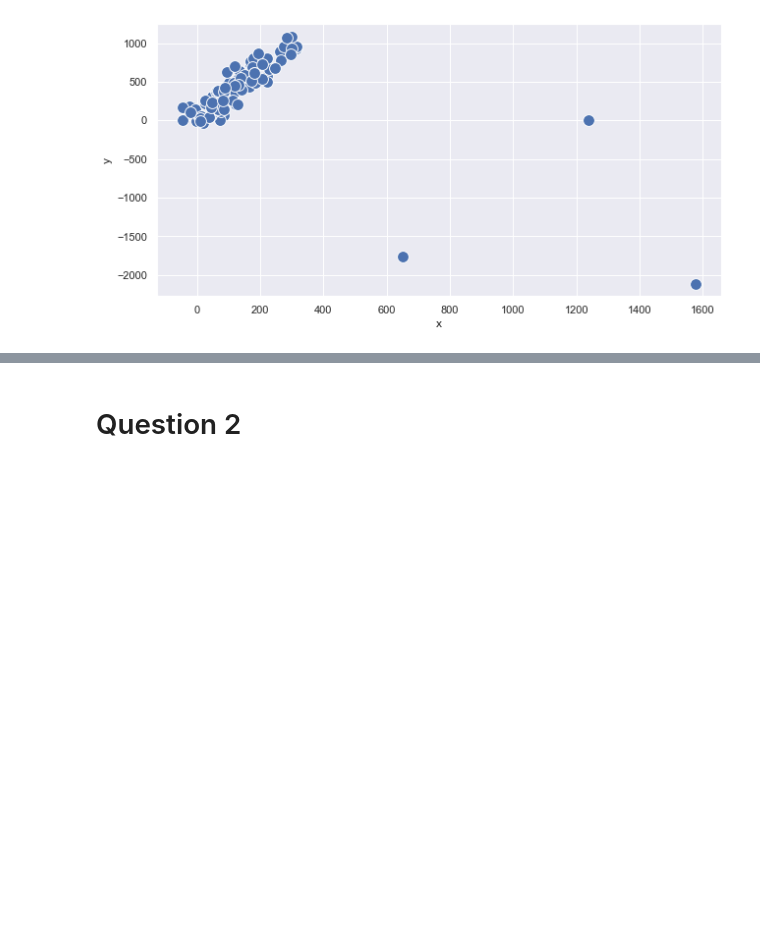
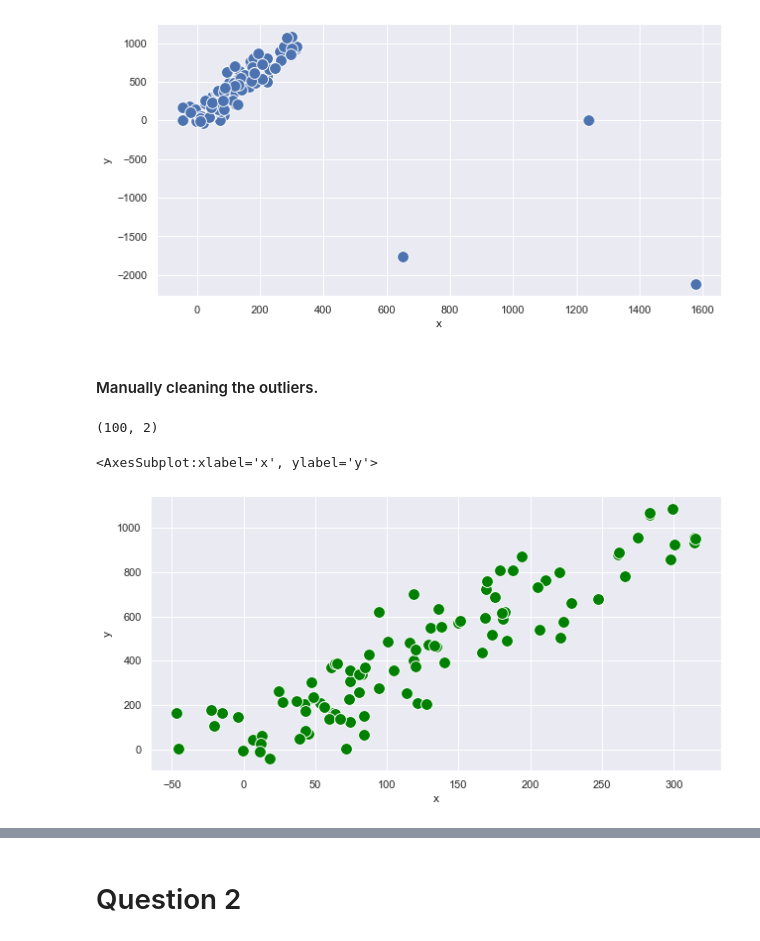
Before and after one commit to DimaFrank/ML, a Jupyter notebook: Assignment1.ipynb, the cells around one changed output, grey strips where cells are left out. Saved outputs shown, nothing was run; the diff lists cells and outputs as text; code cells hidden in the pictures; blank space fills up the shorter version.

```diff
--- a/Assignment1.ipynb
+++ b/Assignment1.ipynb
@@ -45,3 +51,16 @@ sns.scatterplot(data=data1, x='x', y='y', s=140)
 # %% [output]
 <AxesSubplot:xlabel='x', ylabel='y'>
 [figure]
+# %% [markdown]
+#### Manually cleaning the outliers.
+# %%
+data1_clean = data1[data1['x']<600]
+data1_clean.shape
+# %% [output]
+(100, 2)
+# %%
+sns.set(rc={'figure.figsize':(10.3,5.1)})
+sns.scatterplot(data=data1_clean, x='x', y='y', s=140, color='green')
+# %% [output]
+<AxesSubplot:xlabel='x', ylabel='y'>
+[figure, added]
```
Also changed, not shown: parts of 41 cells of this notebook.
